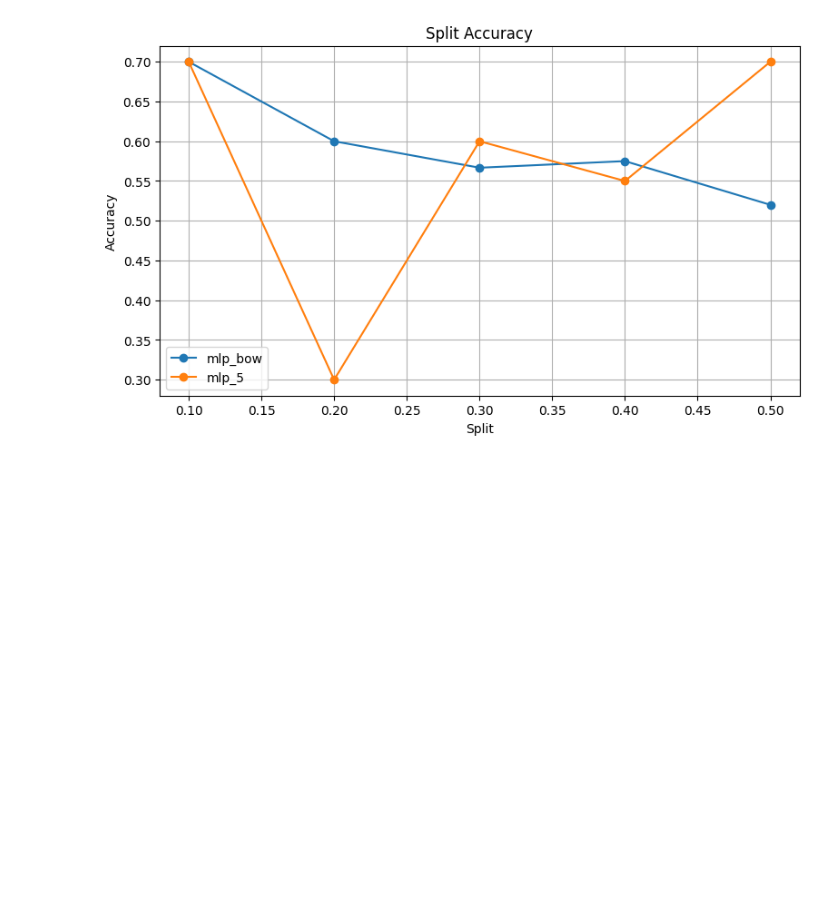
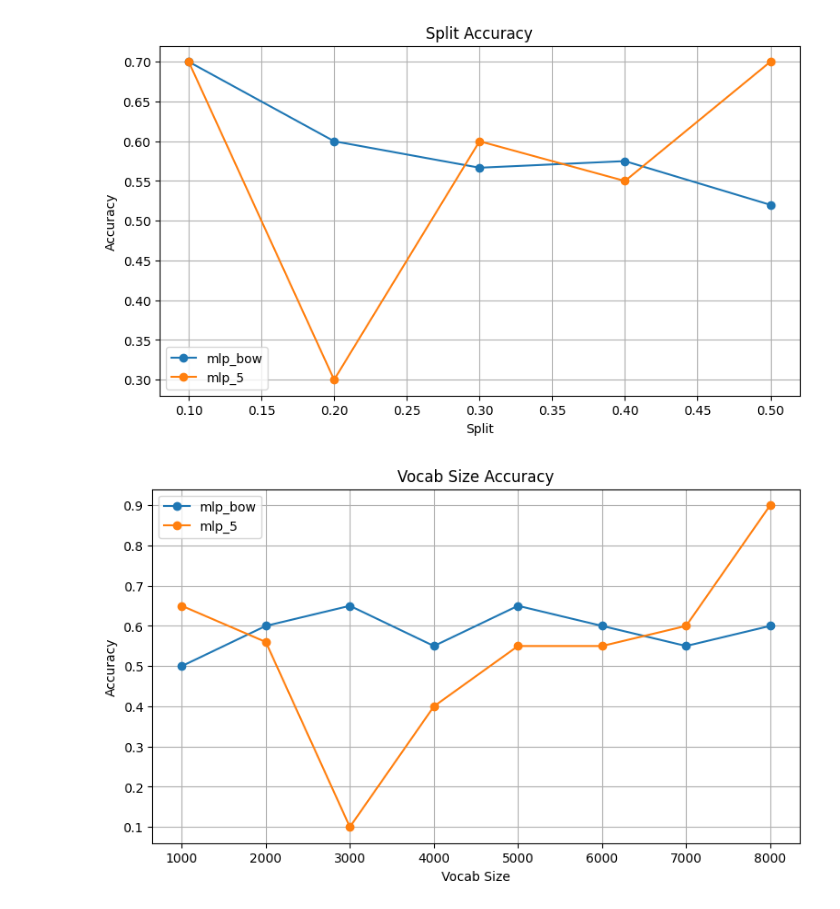
Before and after one commit to aleksKaluski/neural_network_comparision, a Jupyter notebook: experiments.ipynb, the cells around one changed output. Cells and saved outputs as stored; diff of their text form; code cells hidden in the pictures; blank space fills up the shorter version.

Commit message:
+plot_vocab_accuracy

```diff
--- a/experiments.ipynb
+++ b/experiments.ipynb
@@ -116,3 +116,7 @@ reload(comp)
 table.plot_split_accuracy()
 # %% [output]
 [figure]
+# %%
+table.plot_vocab_accuracy()
+# %% [output]
+[figure, added]
```
Also changed, not shown: 1 other file.
